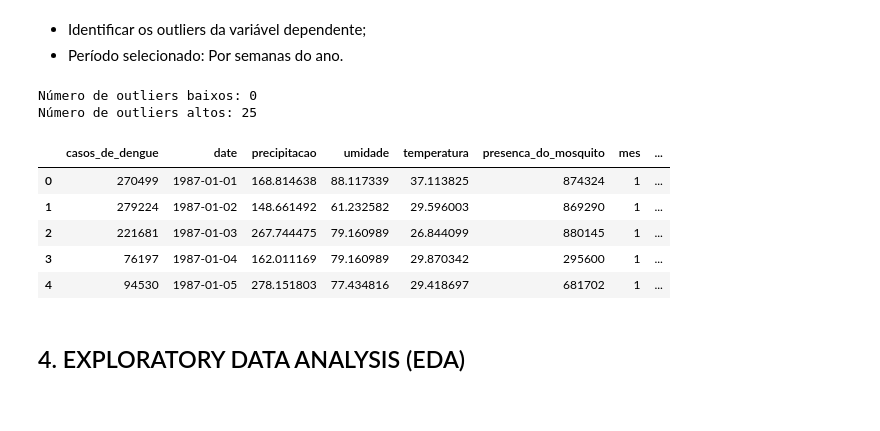
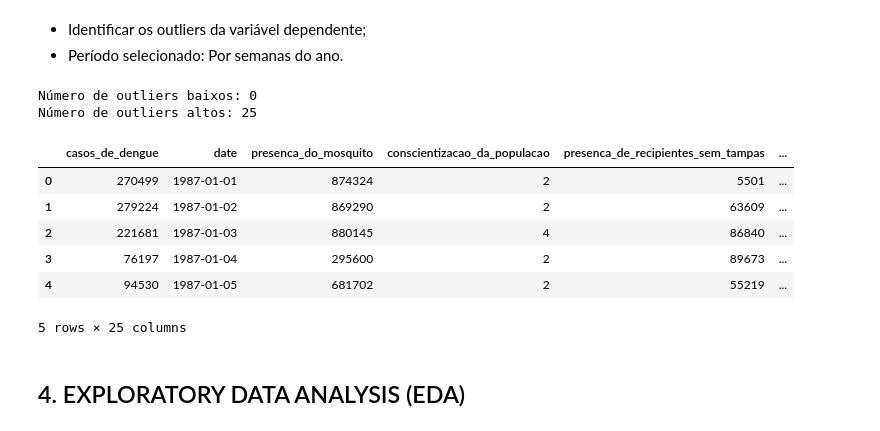
Before and after one commit to paulawehdorn/prever_casos_de_dengue, a Jupyter notebook: notebooks/prever_casos_de_dengue_v02.ipynb, the cells around one changed output. Drawn from its saved outputs; the diff is of its cells as text; code cells hidden in the pictures.

```diff
--- a/notebooks/prever_casos_de_dengue_v02.ipynb
+++ b/notebooks/prever_casos_de_dengue_v02.ipynb
@@ -338,12 +405,11 @@ Colunas selecionadas:
 - Categóricas: 'status' -
 - Data: 'date'
 # %%
-colunas_int = ['presenca_do_mosquito',
+int_columns = ['presenca_do_mosquito',
                'conscientizacao_da_populacao',
-               'presenca_de_recipientes_sem_tampas',
-               'id']
+               'presenca_de_recipientes_sem_tampas']
 
-colunas_float = ['precipitacao',
+float_columns = ['precipitacao',
                  'umidade',
                  'temperatura',
                  'condicoes_de_moradia_precarias',
@@ -359,9 +425,9 @@ colunas_float = ['precipitacao',
                  'falta_de_controle_de_pragas',
                  'taxa_de_tratamento_de_esgoto']
 
-categorical_rows = ['status']
+categorical_columns = ['status']
 
-target_row = ['casos_de_dengue']
+TARGET_COLUMN = ['casos_de_dengue']
 # %%
 # Fazer uma cópia do dataframe original
 df = df_raw.copy()
@@ -373,16 +439,10 @@ df.columns = rename_columns(df.columns)
 df = df.drop_duplicates().reset_index(drop=True)
 
 # Selecionar colunas
-colunas_int = ['presenca_do_mosquito']
-
-colunas_float = ['precipitacao',
-                 'umidade',
-                 'temperatura']
-
-colunas_numericas = colunas_int + colunas_float # + categorical_rows
-
-selected_rows = ['date'] + colunas_numericas
+numeric_columns = int_columns + float_columns
+selected_columns = ['date'] + numeric_columns + categorical_columns
 # %%
 # Limpar dataframe completo
-df_cleaned, idx_nans = data_cleaning(df[target_row + selected_rows], colunas_float, target_row + colunas_int)
+df_cleaned, idx_nans = data_cleaning(df[TARGET_COLUMN + selected_columns], float_columns, TARGET_COLUMN + int_columns, categorical_columns)
+df.isna().sum()
 # %% [output]
@@ -447,19 +521,20 @@ df_featured = feature_engineering(df_cleaned)
 - Identificar os outliers da variável dependente;
 - Período selecionado: Por semanas do ano.
 # %%
-df_featured, total_outliers = outlier_identifier(df_featured, 'presenca_do_mosquito')
+#df_featured, total_outliers = outlier_identifier(df_featured, 'presenca_do_mosquito')
 print("Número de outliers baixos:", total_outliers[0])
 print("Número de outliers altos:", total_outliers[1])
 df_featured.head()
 # %% [output]
 Número de outliers baixos: 0
 Número de outliers altos: 25
-|  | casos_de_dengue | date | precipitacao | umidade | temperatura | presenca_do_mosquito | mes | ... |
-| 0 | 270499 | 1987-01-01 | 168.814638 | 88.117339 | 37.113825 | 874324 | 1 | ... |
-| 1 | 279224 | 1987-01-02 | 148.661492 | 61.232582 | 29.596003 | 869290 | 1 | ... |
-| 2 | 221681 | 1987-01-03 | 267.744475 | 79.160989 | 26.844099 | 880145 | 1 | ... |
-| 3 | 76197 | 1987-01-04 | 162.011169 | 79.160989 | 29.870342 | 295600 | 1 | ... |
-| 4 | 94530 | 1987-01-05 | 278.151803 | 77.434816 | 29.418697 | 681702 | 1 | ... |
+|  | casos_de_dengue | date | presenca_do_mosquito | conscientizacao_da_populacao | presenca_de_recipientes_sem_tampas | ... |
+| 0 | 270499 | 1987-01-01 | 874324 | 2 | 5501 | ... |
+| 1 | 279224 | 1987-01-02 | 869290 | 2 | 63609 | ... |
+| 2 | 221681 | 1987-01-03 | 880145 | 4 | 86840 | ... |
+| 3 | 76197 | 1987-01-04 | 295600 | 2 | 89673 | ... |
+| 4 | 94530 | 1987-01-05 | 681702 | 2 | 55219 | ... |
+5 rows × 25 columns
 # %% [markdown]
 ## 4. EXPLORATORY DATA ANALYSIS (EDA)
 # %% [markdown]
```
Also changed, not shown: parts of 61 cells of this notebook, 4 other files.
